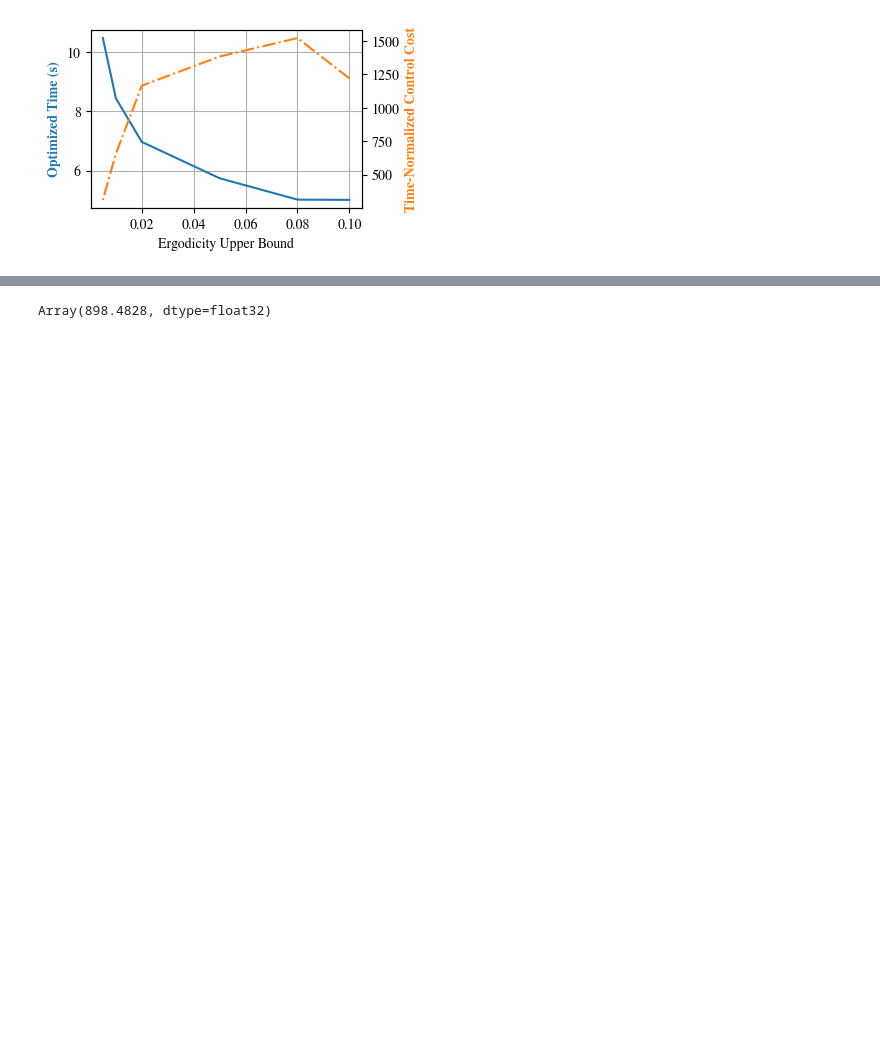
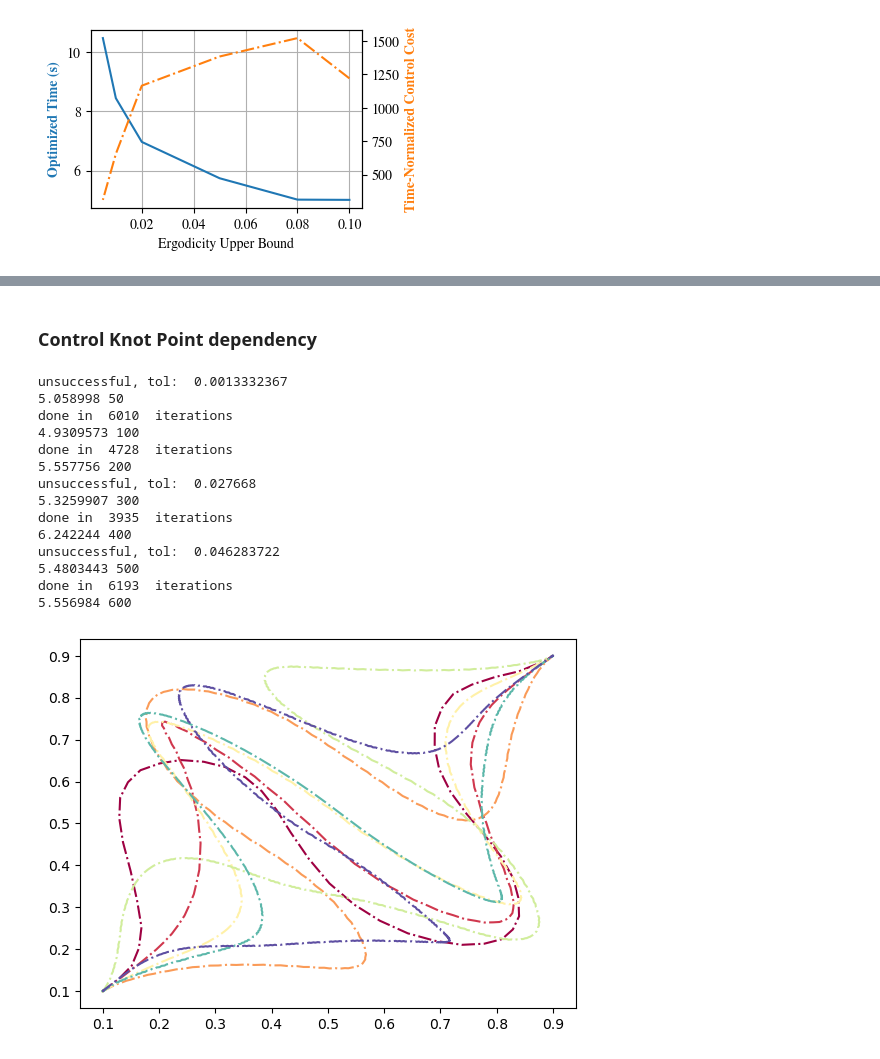
Before and after one commit to ialab-yale/time_optimal_ergodic_search, a Jupyter notebook: experiments/comparison_study/make_figure.ipynb, the cells around one changed output, grey strips where cells are left out. Saved outputs shown, nothing was run; the diff lists cells and outputs as text; code cells hidden in the pictures; blank space fills up the shorter version.

```diff
--- a/experiments/comparison_study/make_figure.ipynb
+++ b/experiments/comparison_study/make_figure.ipynb
@@ -170,0 +161,3 @@ plt.plot(log['erg_ub'], ctrl_sat)
+# %%
+for erg_ub, sol in zip(erg_ubs, log['sols']):
+    print(sol['tf'], np.max(np.linalg.norm(sol['u'],axis=1)))
@@ -222,4 +194,72 @@ plt.plot(log['sols'][-1]['u'])
-# %%
-np.sum(np.square(log['sols'][-1]['u'])) * args['N'] / log['sols'][-1]['tf']
-# %% [output]
-Array(898.4828, dtype=float32)
+# %% [markdown]
+### Control Knot Point dependency
+# %%
+N_list = [50, 100, 200, 300, 400, 500, 600]
+
+
+log = {
+    'time' : [],
+    'erg_ub' : [],
+    'sols' : []
+}
+
+args = {
+    'N' : 200,
+    'x0' : np.array([0.1, 0.1, 0., 0.]),
+    'xf' : np.array([0.9, 0.9, 0., 0.]),
+    'erg_ub' : 0.05,
+    # 'alpha' : 0.8,
+}
+
+x = np.linspace(args['x0'], args['xf'], args['N'], endpoint=True)
+u = np.zeros((args['N'], 2))
+init_sol = {'x': x, 'u' : u, 'tf': np.array(6.0)}
+
+cmap = matplotlib.cm.get_cmap('Spectral')
+norm = matplotlib.colors.Normalize(vmin=N_list[0], vmax=N_list[-1])
+
+for i, N in enumerate(N_list):
+    args.update({
+        'N' : N,
+        # 'alpha' : 0.8,
+    })
+
+    x = np.linspace(args['x0'], args['xf'], args['N'], endpoint=True)
+    u = np.zeros((args['N'], 2))
+    init_sol = {'x': x, 'u' : u, 'tf': np.array(10.0)}
+
+    solver = build_erg_time_opt_solver(init_sol, args)
+
+    # solver.reset()
+    # solver = build_erg_time_opt_solver(init_sol, args)
+    solver.solve(args=args, max_iter=10000, eps=1e-7)
+    sol = solver.get_solution()
+    init_sol = deepcopy(sol)
+    log['time'].append(np.array(sol['tf']))
+    # log['erg_ub'].append(erg_ub)
+    log['sols'].append(sol)
+    print(sol['tf'], N)
+    # plt.figure(i)
+    rgba = cmap(norm(N))
+
+    # plt.scatter(sol['x'][:,0], sol['x'][:,1],  color=rgba)
+    plt.plot(sol['x'][:,0], sol['x'][:,1], '-.', color=rgba)
+
+# plt.colorbar()
+# plt.show()
+# %% [output]
+unsuccessful, tol:  0.0013332367
+5.058998 50
+done in  6010  iterations
+4.9309573 100
+done in  4728  iterations
+5.557756 200
+unsuccessful, tol:  0.027668
+5.3259907 300
+done in  3935  iterations
+6.242244 400
+unsuccessful, tol:  0.046283722
+5.4803443 500
+done in  6193  iterations
+5.556984 600
+[figure, added]
```
Also changed, not shown: parts of 23 cells of this notebook, 27 other files.
